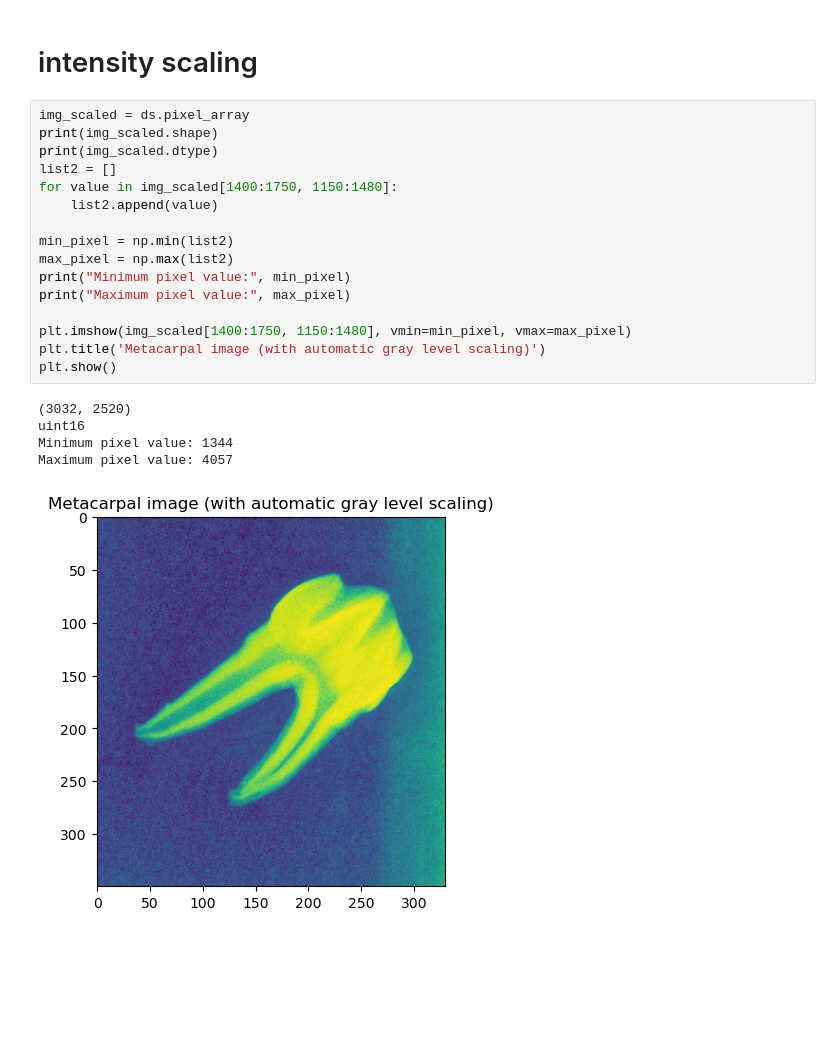
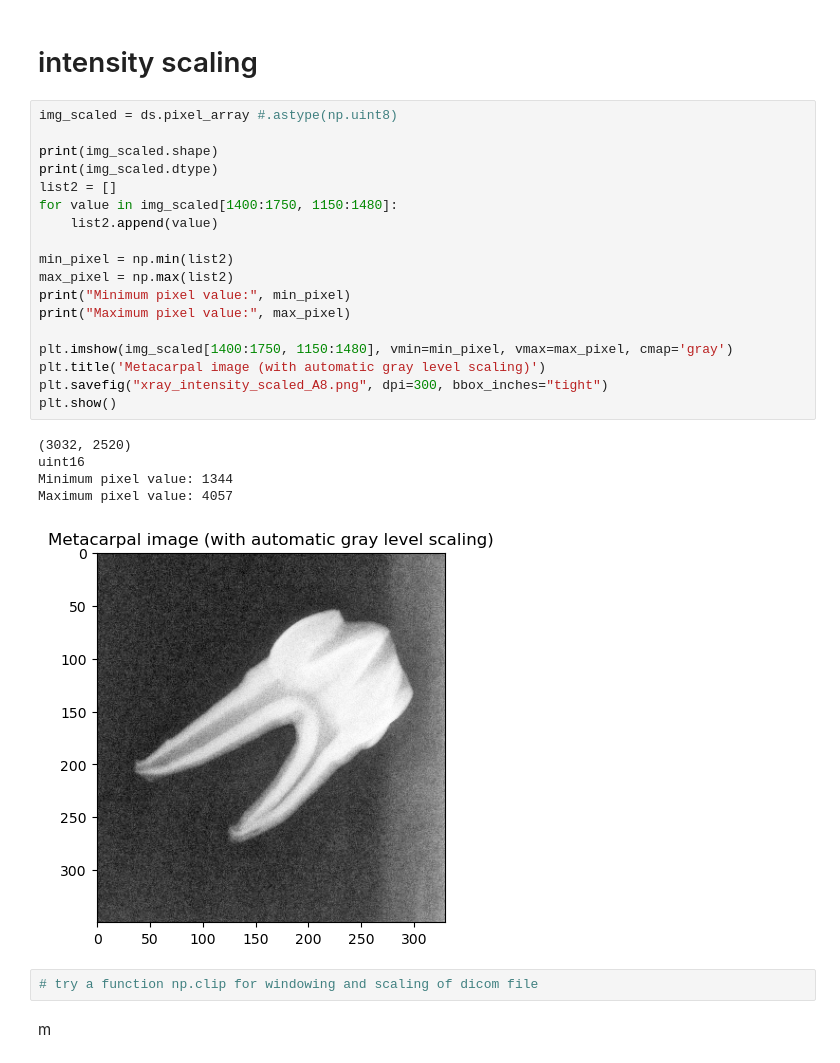
Before and after one commit to linetoemmerup/MedicalImaging, a Jupyter notebook: xray_analysis.ipynb, the cells around one changed output. Cells and saved outputs as stored; diff of their text form; blank space fills up the shorter version.

```diff
--- a/xray_analysis.ipynb
+++ b/xray_analysis.ipynb
@@ -114,24 +118,30 @@ plt.show()
 # %% [markdown]
 # intensity scaling #
 # %%
-img_scaled = ds.pixel_array
+img_scaled = ds.pixel_array #.astype(np.uint8)
+
 print(img_scaled.shape)
 print(img_scaled.dtype)
 list2 = []
 for value in img_scaled[1400:1750, 1150:1480]:
     list2.append(value)
 
 min_pixel = np.min(list2)
 max_pixel = np.max(list2)
 print("Minimum pixel value:", min_pixel)
 print("Maximum pixel value:", max_pixel)
 
-plt.imshow(img_scaled[1400:1750, 1150:1480], vmin=min_pixel, vmax=max_pixel)
+plt.imshow(img_scaled[1400:1750, 1150:1480], vmin=min_pixel, vmax=max_pixel, cmap='gray')
 plt.title('Metacarpal image (with automatic gray level scaling)')
+plt.savefig("xray_intensity_scaled_A8.png", dpi=300, bbox_inches="tight")
 plt.show()
 # %% [output]
 (3032, 2520)
 uint16
 Minimum pixel value: 1344
 Maximum pixel value: 4057
-[figure, old version]
+[figure, new version]
+# %%
+# try a function np.clip for windowing and scaling of dicom file
+# %% [markdown]
+m
```
Also changed, not shown: parts of 3 cells of this notebook.
